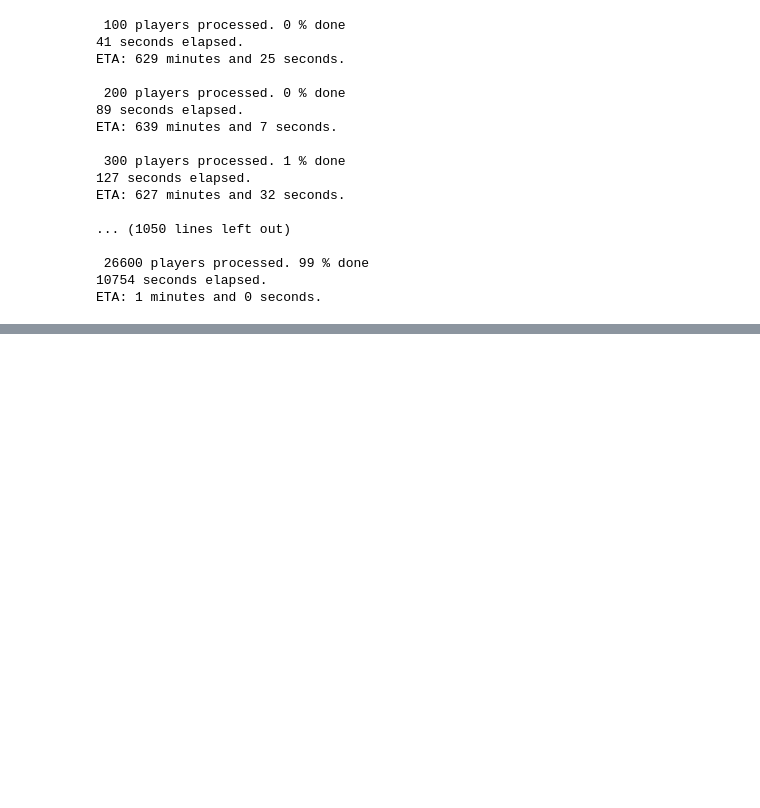
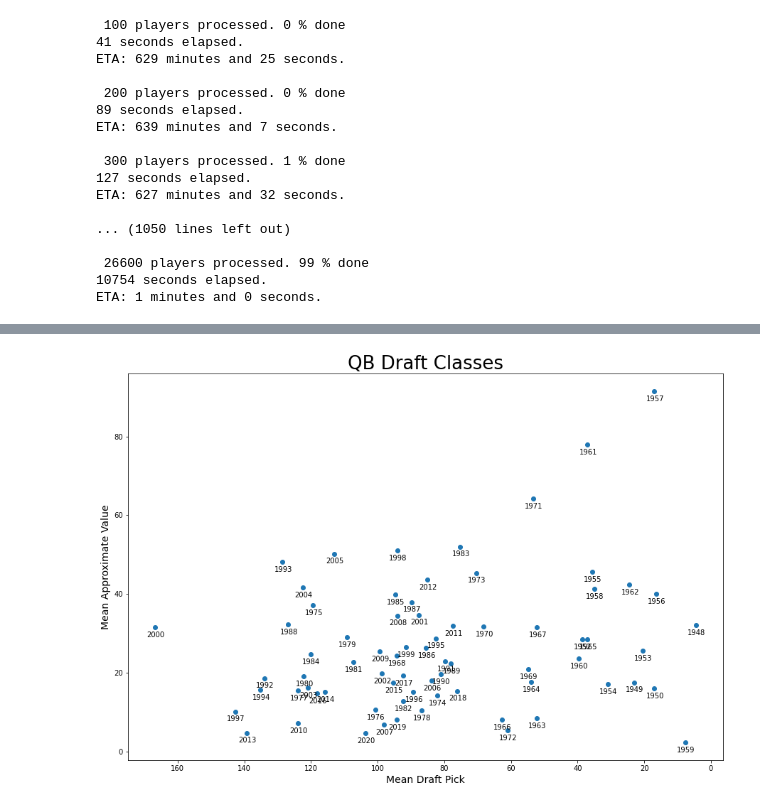
Before and after one commit to corinzarkowski/nfl-draft-value-position, a Jupyter notebook: draft-av.ipynb, the cells around one changed output, grey strips where cells are left out. Saved outputs shown, nothing was run; the diff lists cells and outputs as text; code cells hidden in the pictures; blank space fills up the shorter version.

```diff
--- a/draft-av.ipynb
+++ b/draft-av.ipynb
@@ -141,0 +300,31 @@ len(players_formatted_filtered)
+# %%
+players_joined_binned['year_quantile'] = players_joined_binned['year_quantile'].map(str)
+# %%
+annotations_binned = []
+
+for num, row in players_joined_binned.iterrows():
+    annotations_binned.append(players_joined_binned['position'].at[num] + ", " + players_joined_binned['year_quantile'].at[num])
+# %%
+players_qb = players_joined[players_joined['position'] == 'QB']
+# %%
+plot = plt.scatter(players_qb['draft_mean'],
+                   players_qb['av_mean'])
+
+ax = plt.gca()
+ax.invert_xaxis()
+
+plt.rcParams["figure.figsize"] = (15,10)
+plt.xlabel("Mean Draft Pick", fontsize = 14)
+plt.ylabel("Mean Approximate Value", fontsize = 14)
+plt.title("QB Draft Classes", fontsize = 26)
+
+for num, row in players_qb.iterrows():
+#     if ((row['draft_mean'] > 175 and row['av_mean'] < 10) or
+#        (row['draft_mean'] < 60 or row['av_mean'] > 35)):
+    ax.annotate((str(row['year_drafted'])),
+                (row['draft_mean'], row['av_mean']),
+                (row['draft_mean'] + 2.5, row['av_mean'] - 2.5))
+
+plt.savefig('draftclasses_qb.png')
+# %% [output]
+[figure, added]
```
Also changed, not shown: parts of 22 cells of this notebook, 13 other files.
